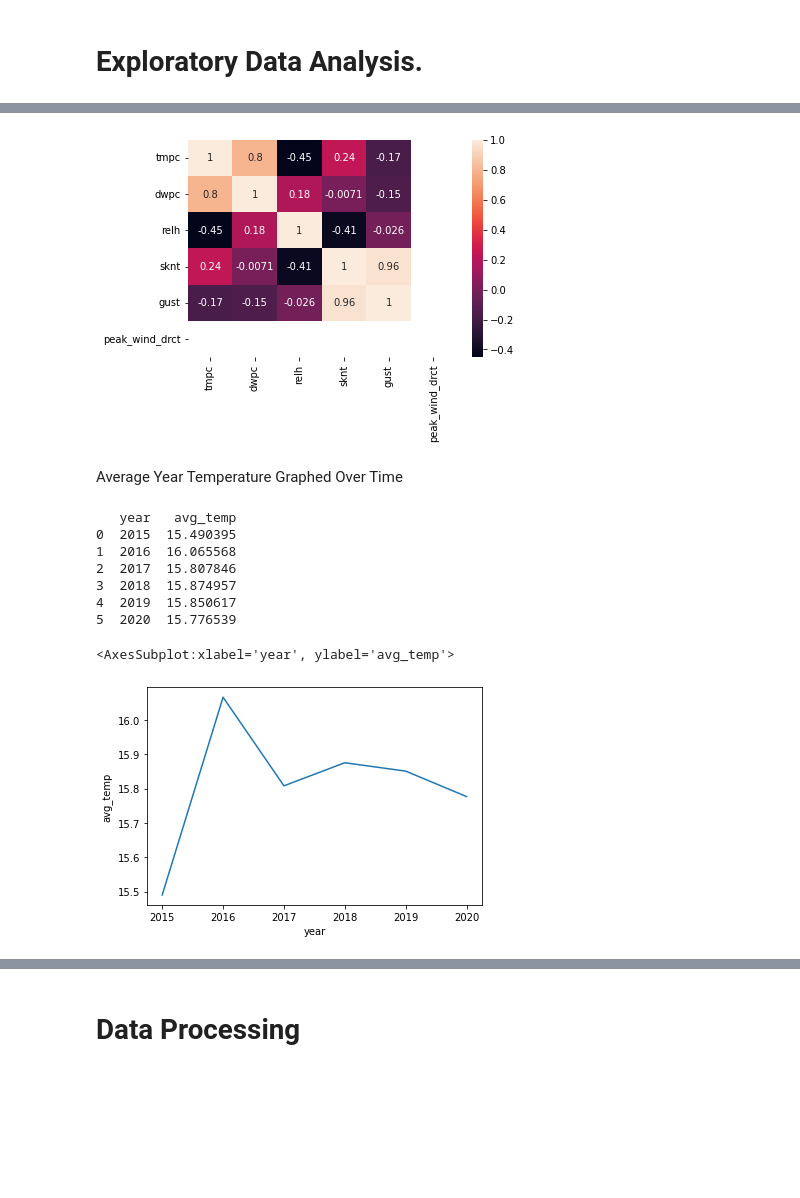
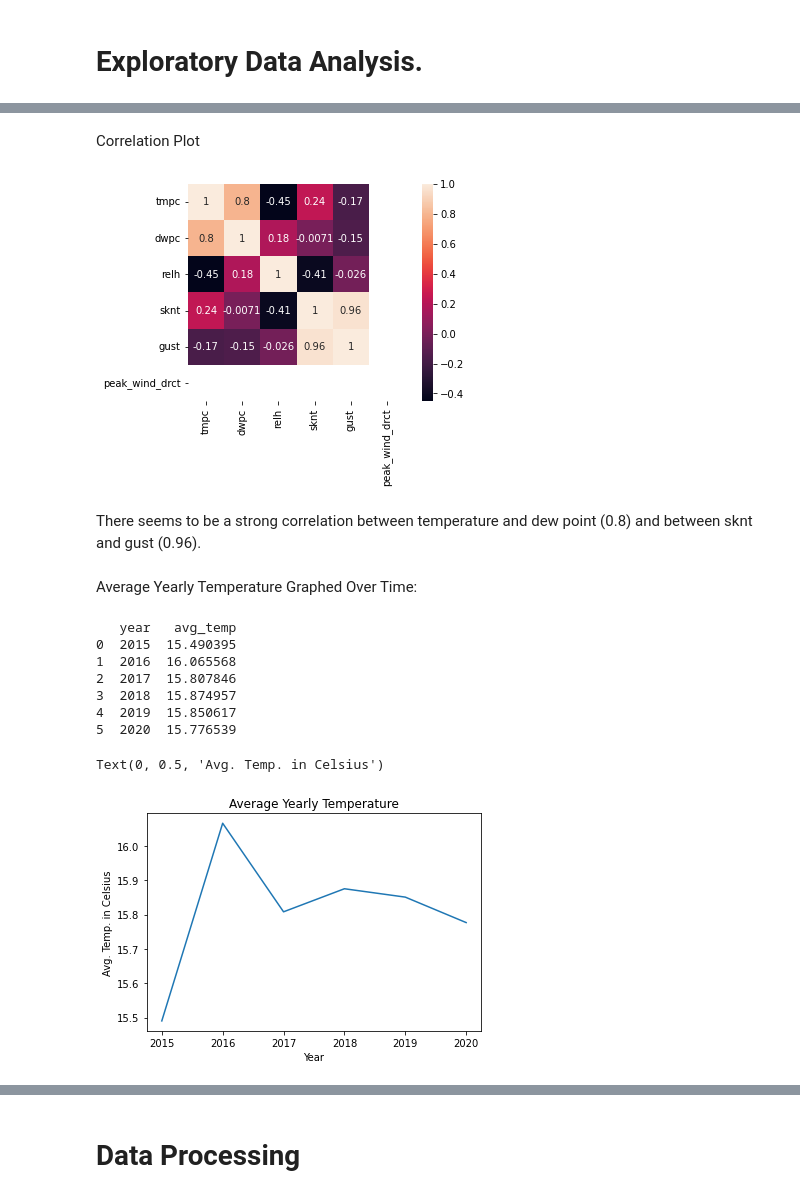
Before and after one commit to lilbingbo/2022-Phase-2, a Jupyter notebook: 3. Data Science/submission.ipynb, the cells around one changed output, grey strips where cells are left out. Drawn from its saved outputs; the diff is of its cells as text; code cells hidden in the pictures; blank space fills up the shorter version.

```diff
--- a/3. Data Science/submission.ipynb
+++ b/3. Data Science/submission.ipynb
@@ -40,11 +70,15 @@ Temperature in the 10th percentile: 11.0 degrees Celcius.
+# %% [markdown]
+Correlation Plot
 # %%
 corrMatrix = dataset.corr()
-sns.heatmap(corrMatrix, annot=True)
+sns.heatmap(corrMatrix, annot=True, square = True)
 plt.show()
 # %% [output]
-[figure, old version]
+[figure, new version]
+# %% [markdown]
+There seems to be a strong correlation between temperature and dew point (0.8) and between sknt and gust (0.96).
 # %% [markdown]
-Average Year Temperature Graphed Over Time
+Average Yearly Temperature Graphed Over Time:
 # %%
 # convert valid to datetime format
 dataset['valid'] = pd.to_datetime(dataset.valid)
@@ -58,7 +92,10 @@ yearly_avg.columns = ["year", "avg_temp"]
 print(yearly_avg)
 
 # plot avg yearly temp over time
-sns.lineplot(x = 'year', y = 'avg_temp',data = yearly_avg)
+ann_temp = sns.lineplot(x = 'year', y = 'avg_temp',data = yearly_avg)
+ann_temp.set_title("Average Yearly Temperature")
+ann_temp.set_xlabel("Year")
+ann_temp.set_ylabel("Avg. Temp. in Celsius")
 # %% [output]
    year   avg_temp
 0  2015  15.490395
@@ -67,5 +104,5 @@ sns.lineplot(x = 'year', y = 'avg_temp',data = yearly_avg)
 3  2018  15.874957
 4  2019  15.850617
 5  2020  15.776539
-<AxesSubplot:xlabel='year', ylabel='avg_temp'>
+Text(0, 0.5, 'Avg. Temp. in Celsius')
-[figure, old version]
+[figure, new version]
```
Also changed, not shown: parts of 9 cells of this notebook, 8 other files.
